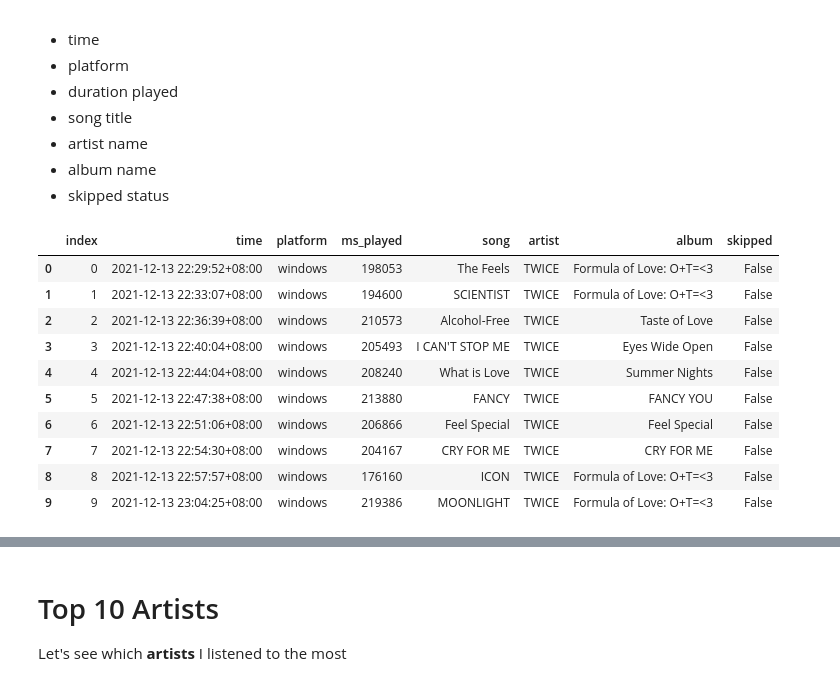
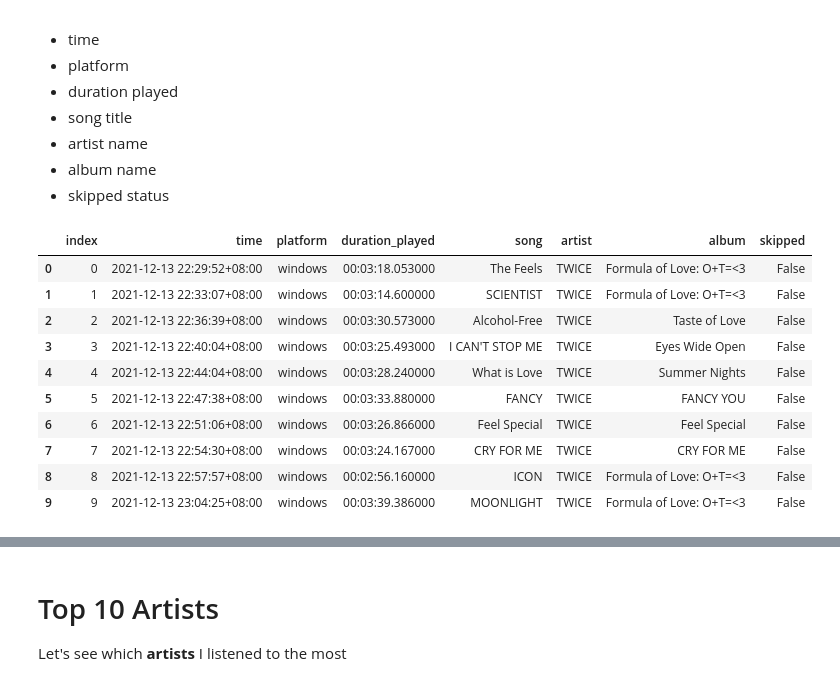
Before and after one commit to ShdwBrngr/YouTube-and-Spotify-Data-Analysis, a Jupyter notebook: sptfy_analysis.ipynb, the cells around one changed output, grey strips where cells are left out. Cells and saved outputs as stored; diff of their text form; code cells hidden in the pictures.

```diff
--- a/sptfy_analysis.ipynb
+++ b/sptfy_analysis.ipynb
@@ -87,29 +85,31 @@ We also only focus on the most relevant columns and do other necessary cleaning:
 # %%
 # Select only the relevant columns
 cleaned_df = df[["ts", "platform", "ms_played", "master_metadata_track_name", "master_metadata_album_artist_name", "master_metadata_album_album_name", "skipped"]].copy()
-cleaned_df.columns = ["time", "platform", "ms_played", "song", "artist", "album", "skipped"]
+cleaned_df.columns = ["time", "platform", "duration_played", "song", "artist", "album", "skipped"]
 
 # Convert timezone
 cleaned_df["time"] = pd.to_datetime(cleaned_df["time"], format="ISO8601", utc=True) # Converts the 'ts' column to datetime format
 cleaned_df["time"] = cleaned_df["time"].dt.tz_convert("Asia/Manila") # Converts the timezone to Asia/Manila
+
+cleaned_df["duration_played"] = pd.to_datetime(cleaned_df["duration_played"], unit="ms").dt.time
 
 cleaned_df.loc[df["platform"].str.contains("windows", case=False), "platform"] = "windows" # Makes sure all instances of each platform are the same
 cleaned_df.loc[df["platform"].str.contains("android", case=False), "platform"] = "android"
 
 cleaned_df = cleaned_df.dropna().reset_index() # Drops rows with any NaN values
 cleaned_df.head(10)
 # %% [output]
-|  | index | time | platform | ms_played | song | artist | album | skipped |
-| 0 | 0 | 2021-12-13 22:29:52+08:00 | windows | 198053 | The Feels | TWICE | Formula of Love: O+T=<3 | False |
-| 1 | 1 | 2021-12-13 22:33:07+08:00 | windows | 194600 | SCIENTIST | TWICE | Formula of Love: O+T=<3 | False |
-| 2 | 2 | 2021-12-13 22:36:39+08:00 | windows | 210573 | Alcohol-Free | TWICE | Taste of Love | False |
-| 3 | 3 | 2021-12-13 22:40:04+08:00 | windows | 205493 | I CAN'T STOP ME | TWICE | Eyes Wide Open | False |
-| 4 | 4 | 2021-12-13 22:44:04+08:00 | windows | 208240 | What is Love | TWICE | Summer Nights | False |
-| 5 | 5 | 2021-12-13 22:47:38+08:00 | windows | 213880 | FANCY | TWICE | FANCY YOU | False |
-| 6 | 6 | 2021-12-13 22:51:06+08:00 | windows | 206866 | Feel Special | TWICE | Feel Special | False |
-| 7 | 7 | 2021-12-13 22:54:30+08:00 | windows | 204167 | CRY FOR ME | TWICE | CRY FOR ME | False |
-| 8 | 8 | 2021-12-13 22:57:57+08:00 | windows | 176160 | ICON | TWICE | Formula of Love: O+T=<3 | False |
-| 9 | 9 | 2021-12-13 23:04:25+08:00 | windows | 219386 | MOONLIGHT | TWICE | Formula of Love: O+T=<3 | False |
+|  | index | time | platform | duration_played | song | artist | album | skipped |
+| 0 | 0 | 2021-12-13 22:29:52+08:00 | windows | 00:03:18.053000 | The Feels | TWICE | Formula of Love: O+T=<3 | False |
+| 1 | 1 | 2021-12-13 22:33:07+08:00 | windows | 00:03:14.600000 | SCIENTIST | TWICE | Formula of Love: O+T=<3 | False |
+| 2 | 2 | 2021-12-13 22:36:39+08:00 | windows | 00:03:30.573000 | Alcohol-Free | TWICE | Taste of Love | False |
+| 3 | 3 | 2021-12-13 22:40:04+08:00 | windows | 00:03:25.493000 | I CAN'T STOP ME | TWICE | Eyes Wide Open | False |
+| 4 | 4 | 2021-12-13 22:44:04+08:00 | windows | 00:03:28.240000 | What is Love | TWICE | Summer Nights | False |
+| 5 | 5 | 2021-12-13 22:47:38+08:00 | windows | 00:03:33.880000 | FANCY | TWICE | FANCY YOU | False |
+| 6 | 6 | 2021-12-13 22:51:06+08:00 | windows | 00:03:26.866000 | Feel Special | TWICE | Feel Special | False |
+| 7 | 7 | 2021-12-13 22:54:30+08:00 | windows | 00:03:24.167000 | CRY FOR ME | TWICE | CRY FOR ME | False |
+| 8 | 8 | 2021-12-13 22:57:57+08:00 | windows | 00:02:56.160000 | ICON | TWICE | Formula of Love: O+T=<3 | False |
+| 9 | 9 | 2021-12-13 23:04:25+08:00 | windows | 00:03:39.386000 | MOONLIGHT | TWICE | Formula of Love: O+T=<3 | False |
 # %%
 # Explore each columns' dtypes
 cleaned_df.dtypes
```
Also changed, not shown: parts of 15 cells of this notebook, 2 other files.
